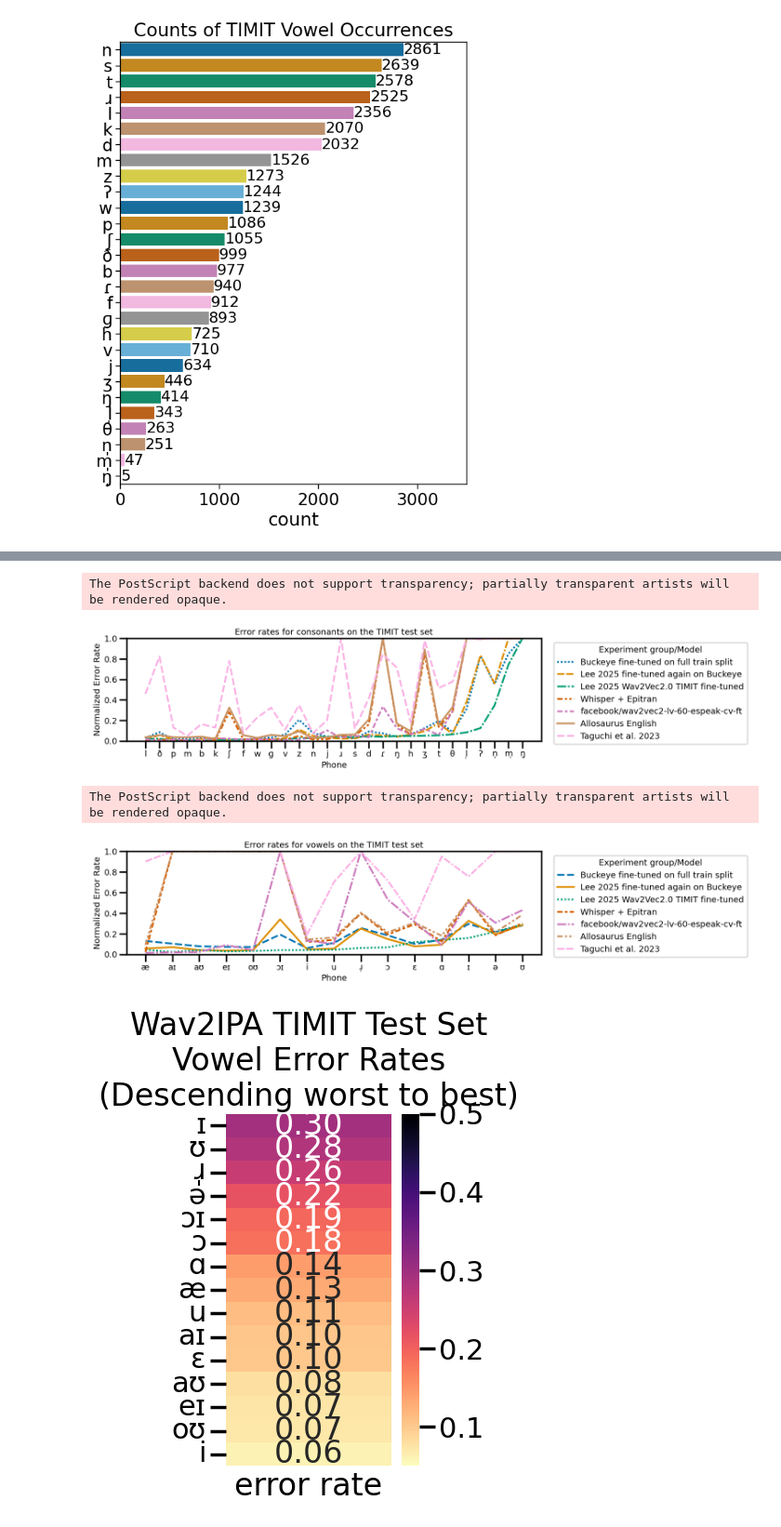
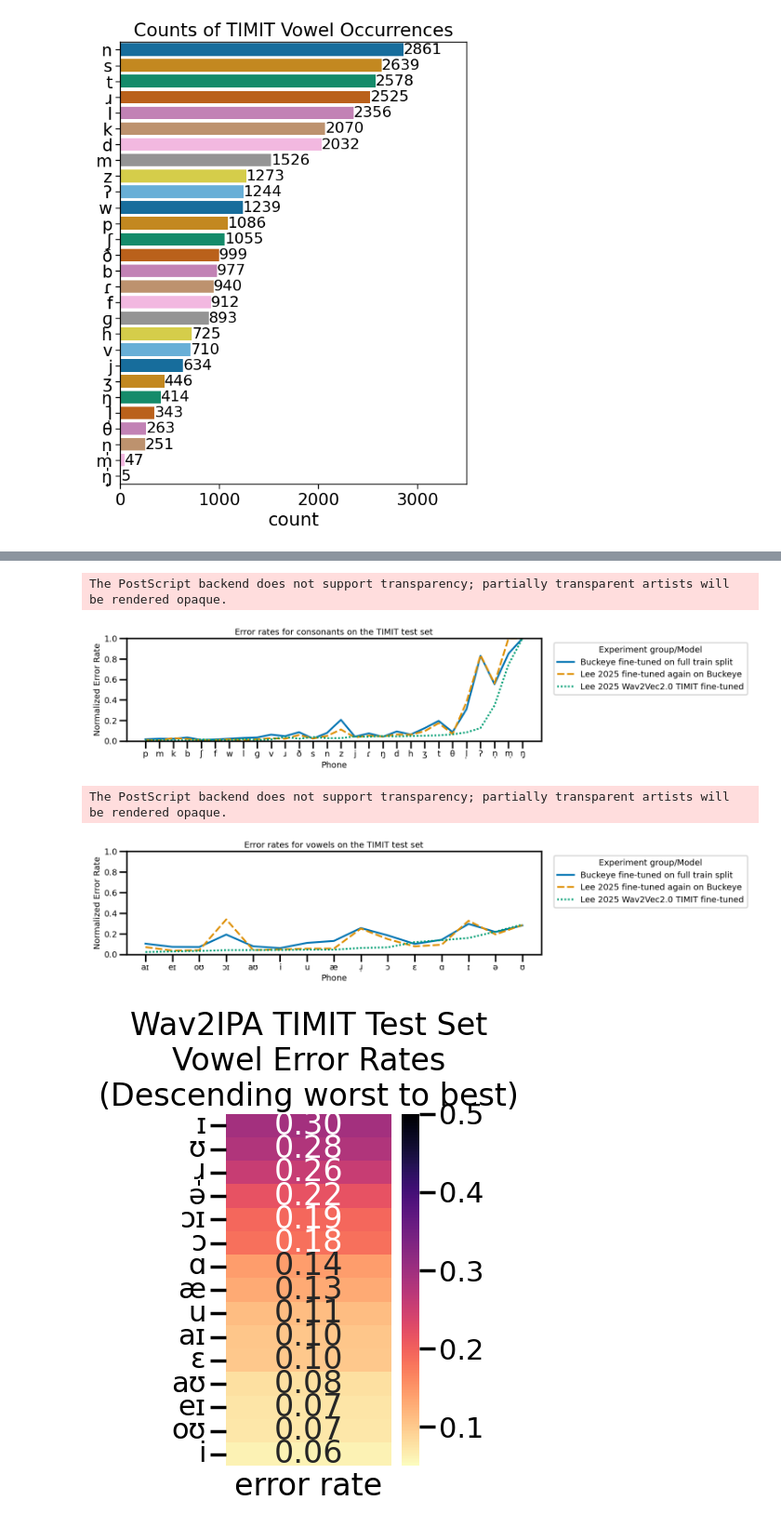
Before and after one commit to UMassCDS/wav2ipa, a Jupyter notebook: notebooks/amp_presentation/timit_evaluation_analysis_test_set_only_with_post_processing.ipynb, the cells around one changed output, grey strips where cells are left out. Shown at 93% size. Drawn from its saved outputs; the diff is of its cells as text; code cells hidden in the pictures.

Commit message:
Added color back to plots and forced style order in vowel/consonant error rates plots

```diff
--- a/notebooks/amp_presentation/timit_evaluation_analysis_test_set_only_with_post_processing.ipynb
+++ b/notebooks/amp_presentation/timit_evaluation_analysis_test_set_only_with_post_processing.ipynb
@@ -434,22 +434,24 @@ display(all_error_rates_df.head())
 | 2 | excalibur12_wav2vec2-large-lv60_p... | ʃ | 0.015166 | Lee 2025 Wav2Vec2.0 TIMIT fine-tuned | 1055 | 0.007375 |
 | 3 | openai_whisper-medium.en_to_epitran | ʃ | 0.281517 | Whisper + Epitran | 1055 | 0.027139 |
 | 4 | facebook_wav2vec2-lv-60-espeak-cv-ft | ʃ | 0.023697 | facebook/wav2vec2-lv-60-espeak-cv-ft | 1055 | 0.009178 |
+# %%
+desired_models_for_vowel_cons_plot = ["Buckeye fine-tuned on full train split", "Lee 2025 fine-tuned again on Buckeye", "Lee 2025 Wav2Vec2.0 TIMIT fine-tuned"]
 # %%
-consonant_df = all_error_rates_df[all_error_rates_df["phone"].isin(TIMIT_CONSONANTS)]
-multipa.visualization.plot_error_rates_by_phone_and_model(consonant_df, MODEL_SOURCE_KEY, hue_order=hue_order, palette="colorblind", title="Error rates for consonants on the TIMIT test set", figsize=(16, 4))
+consonant_df = all_error_rates_df[(all_error_rates_df["phone"].isin(TIMIT_CONSONANTS)) & (all_error_rates_df[MODEL_SOURCE_KEY].isin(desired_models_for_vowel_cons_plot))]
+multipa.visualization.plot_error_rates_by_phone_and_model(consonant_df, MODEL_SOURCE_KEY, hue_order=desired_models_for_vowel_cons_plot, palette="colorblind", title="Error rates for consonants on the TIMIT test set", figsize=(16, 4))
 plt.tight_layout()
 plt.savefig(VIZ_OUTPUT_DIR / "timit_consonants_error_rates.eps", format="eps")
 # %% [output]
 The PostScript backend does not support transparency; partially transparent artists will be rendered opaque.
-[figure, old version]
+[figure, new version]
 # %%
-vowel_df = all_error_rates_df[all_error_rates_df["phone"].isin(TIMIT_DIPHTHONGS + TIMIT_VOWELS)]
-multipa.visualization.plot_error_rates_by_phone_and_model(vowel_df, MODEL_SOURCE_KEY, hue_order=hue_order, palette="colorblind", title="Error rates for vowels on the TIMIT test set", figsize=(16, 4))
+vowel_df = all_error_rates_df[(all_error_rates_df["phone"].isin(TIMIT_DIPHTHONGS + TIMIT_VOWELS))  & (all_error_rates_df[MODEL_SOURCE_KEY].isin(desired_models_for_vowel_cons_plot))]
+multipa.visualization.plot_error_rates_by_phone_and_model(vowel_df, MODEL_SOURCE_KEY, hue_order=desired_models_for_vowel_cons_plot, palette="colorblind", title="Error rates for vowels on the TIMIT test set", figsize=(16, 4))
 plt.tight_layout()
 plt.savefig(VIZ_OUTPUT_DIR / "timit_vowel_error_rates.eps", format="eps")
 # %% [output]
 The PostScript backend does not support transparency; partially transparent artists will be rendered opaque.
-[figure, old version]
+[figure, new version]
 # %%
 tmp_df = vowel_df[vowel_df[MODEL_NAME_KEY] == OUR_BEST_MODEL][["phone", "err_rate"]]
 tmp_df = tmp_df.sort_values(by="err_rate", ascending=False).set_index("phone")
```
Also changed, not shown: parts of 6 cells of this notebook, 3 other files.
